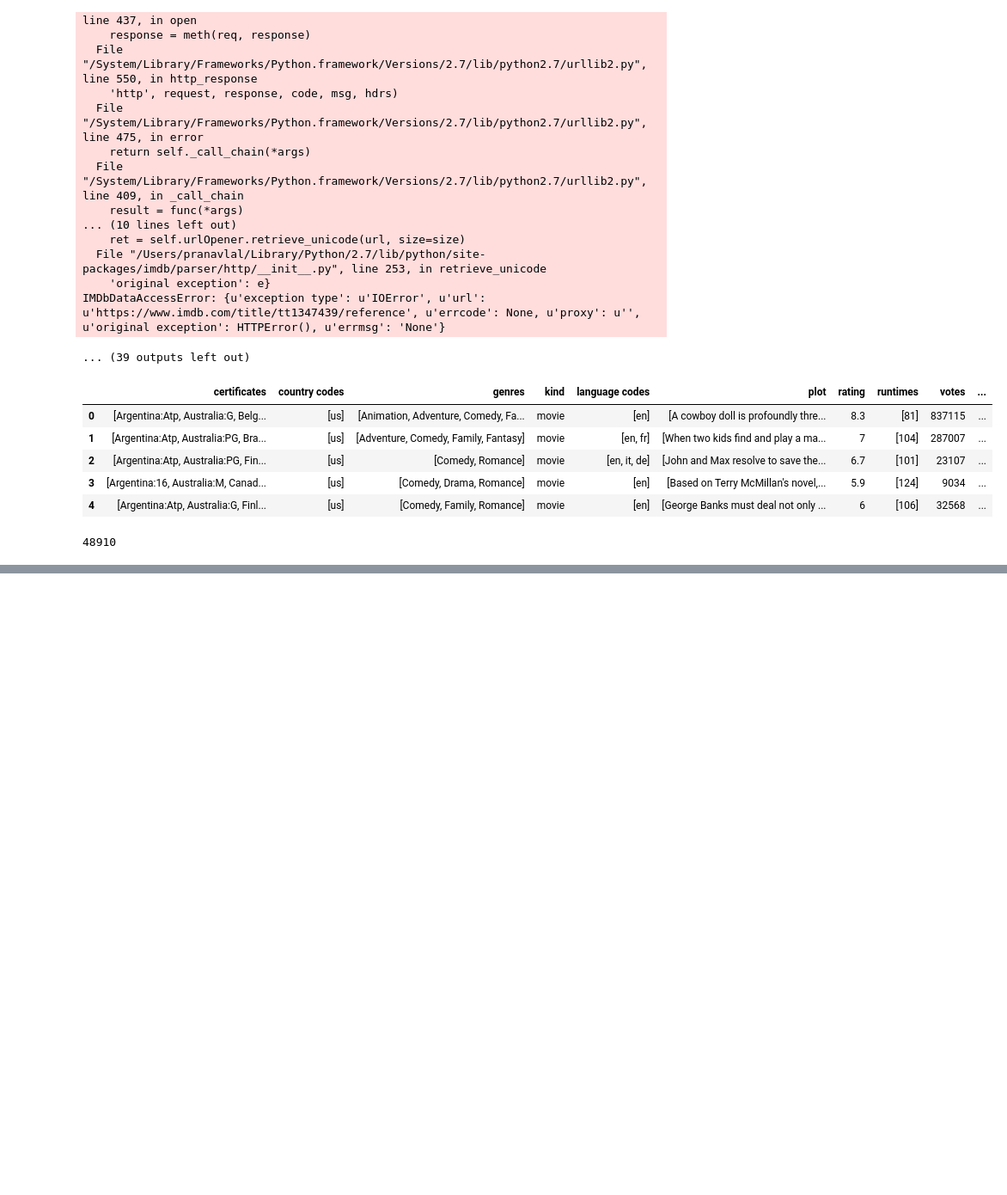
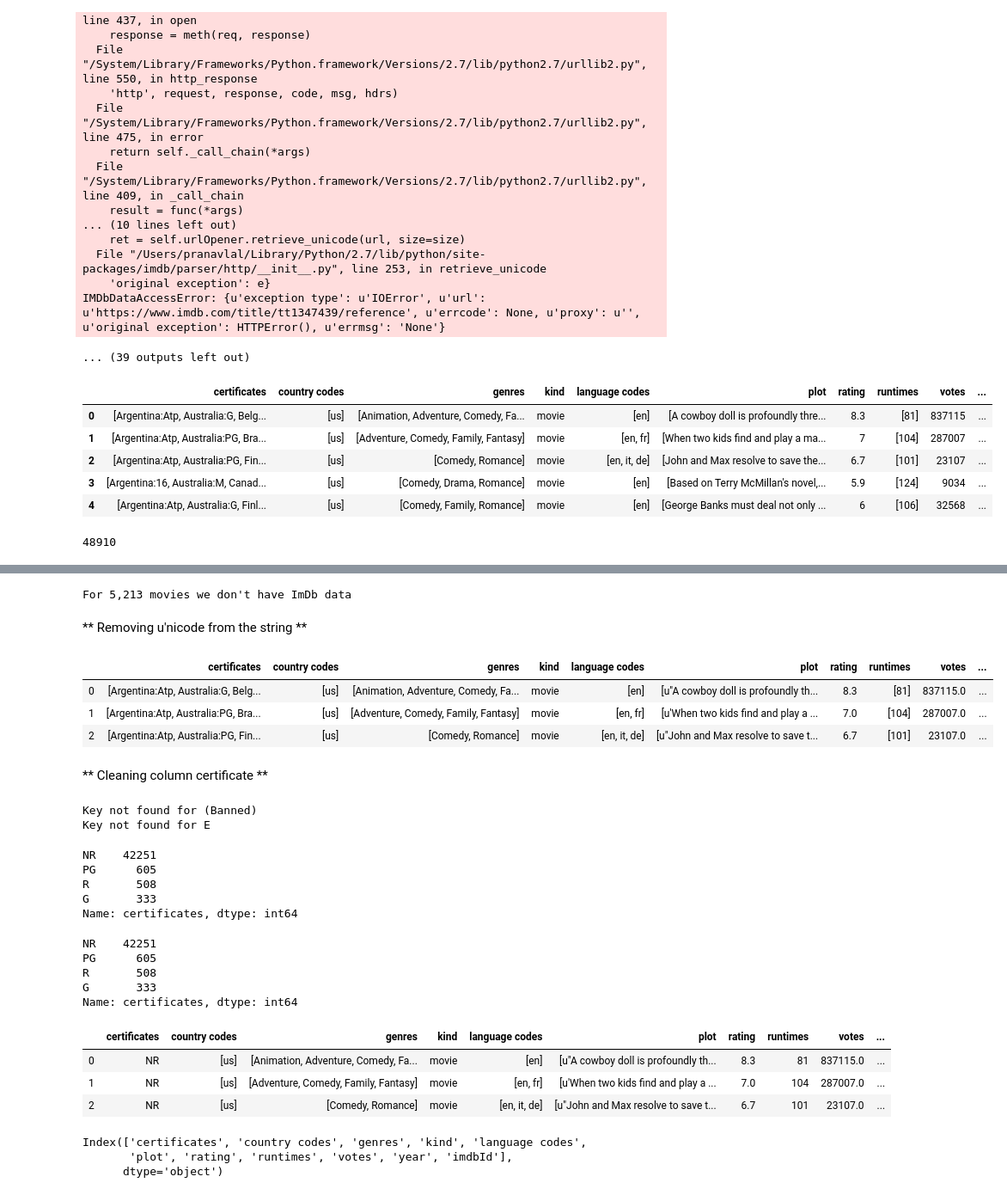
Before and after one commit to SanchayniB/Serendipitous-Recommender-System, a Jupyter notebook: EDA/Imdb_extraction.ipynb, the cells around one changed output, grey strips where cells are left out. Shown: that part at 86% size. Saved outputs shown, nothing was run; the diff lists cells and outputs as text; code cells hidden in the pictures; blank space fills up the shorter version.

```diff
--- a/EDA/Imdb_extraction.ipynb
+++ b/EDA/Imdb_extraction.ipynb
@@ -318,0 +362,23 @@ IMDb_data.to_csv("../../Data/IMDb_data.csv")
+# %%
+imdbData_dropna = imdbData.dropna()
+# %%
+print('For {:,} movies we don\'t have ImDb data'.format(imdbData.shape[0] - imdbData_dropna.shape[0]))
+# %% [output]
+For 5,213 movies we don't have ImDb data
+# %% [markdown]
+** Removing u'nicode from the string **
+# %%
+def remove_unicode(coln , df):
+    coln_cl = df[coln].apply(lambda x: [  str(s) for s in ast.literal_eval(x)  ]  )
+    return coln_cl
+# %%
+unicode_cols = ['certificates','country codes','language codes', 'genres', 'runtimes']
+for coln in unicode_cols:
+    imdbData_dropna[coln] = remove_unicode(coln,imdbData_dropna)
+# %%
+imdbData_dropna.head(3)
+# %% [output]
+|  | certificates | country codes | genres | kind | language codes | plot | rating | runtimes | votes | ... |
+| 0 | [Argentina:Atp, Australia:G, Belg... | [us] | [Animation, Adventure, Comedy, Fa... | movie | [en] | [u"A cowboy doll is profoundly th... | 8.3 | [81] | 837115.0 | ... |
+| 1 | [Argentina:Atp, Australia:PG, Bra... | [us] | [Adventure, Comedy, Family, Fantasy] | movie | [en, fr] | [u'When two kids find and play a ... | 7.0 | [104] | 287007.0 | ... |
+| 2 | [Argentina:Atp, Australia:PG, Fin... | [us] | [Comedy, Romance] | movie | [en, it, de] | [u"John and Max resolve to save t... | 6.7 | [101] | 23107.0 | ... |
@@ -318,0 +387,2 @@ IMDb_data.to_csv("../../Data/IMDb_data.csv")
+# %% [markdown]
+** Cleaning column certificate **
@@ -318,0 +429,29 @@ IMDb_data.to_csv("../../Data/IMDb_data.csv")
+# %%
+imdbData_dropna['certificates'] = imdbData_dropna['certificates'].apply(lambda x: US_certificate(str(x[0])))
+# %% [output]
+Key not found for (Banned)
+Key not found for E
+# %%
+imdbData_dropna["certificates"].value_counts()
+# %% [output]
+NR    42251
+PG      605
+R       508
+G       333
+Name: certificates, dtype: int64
+# %%
+imdbData_dropna["certificates"] = imdbData_dropna["certificates"].fillna("NR")
+imdbData_dropna["certificates"].value_counts()
+# %% [output]
+NR    42251
+PG      605
+R       508
+G       333
+Name: certificates, dtype: int64
+# %%
+imdbData_dropna.head(3)
+# %% [output]
+|  | certificates | country codes | genres | kind | language codes | plot | rating | runtimes | votes | ... |
+| 0 | NR | [us] | [Animation, Adventure, Comedy, Fa... | movie | [en] | [u"A cowboy doll is profoundly th... | 8.3 | 81 | 837115.0 | ... |
+| 1 | NR | [us] | [Adventure, Comedy, Family, Fantasy] | movie | [en, fr] | [u'When two kids find and play a ... | 7.0 | 104 | 287007.0 | ... |
+| 2 | NR | [us] | [Comedy, Romance] | movie | [en, it, de] | [u"John and Max resolve to save t... | 6.7 | 101 | 23107.0 | ... |
@@ -318,0 +477,6 @@ IMDb_data.to_csv("../../Data/IMDb_data.csv")
+# %%
+imdbData_dropna.columns
+# %% [output]
+Index(['certificates', 'country codes', 'genres', 'kind', 'language codes',
+       'plot', 'rating', 'runtimes', 'votes', 'year', 'imdbId'],
+      dtype='object')
```
Also changed, not shown: parts of 20 cells of this notebook, 2 other files.
